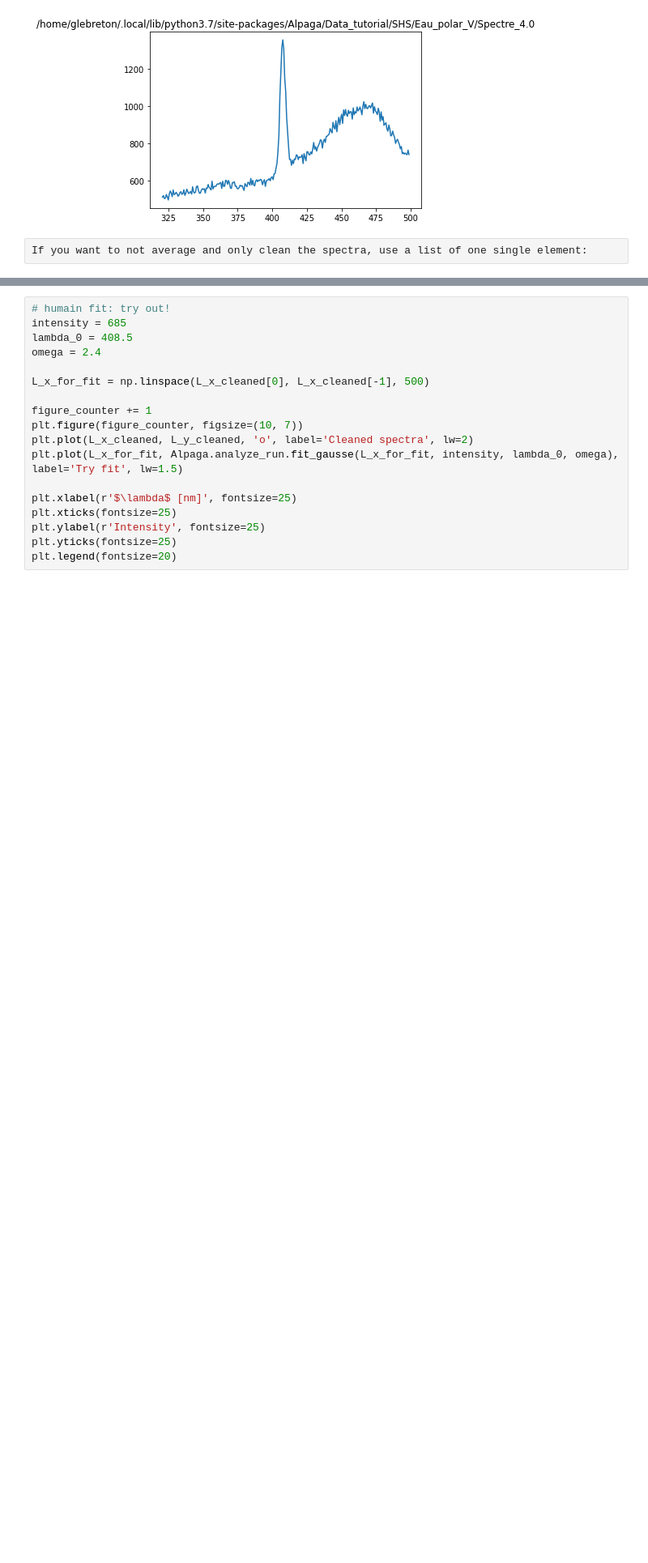
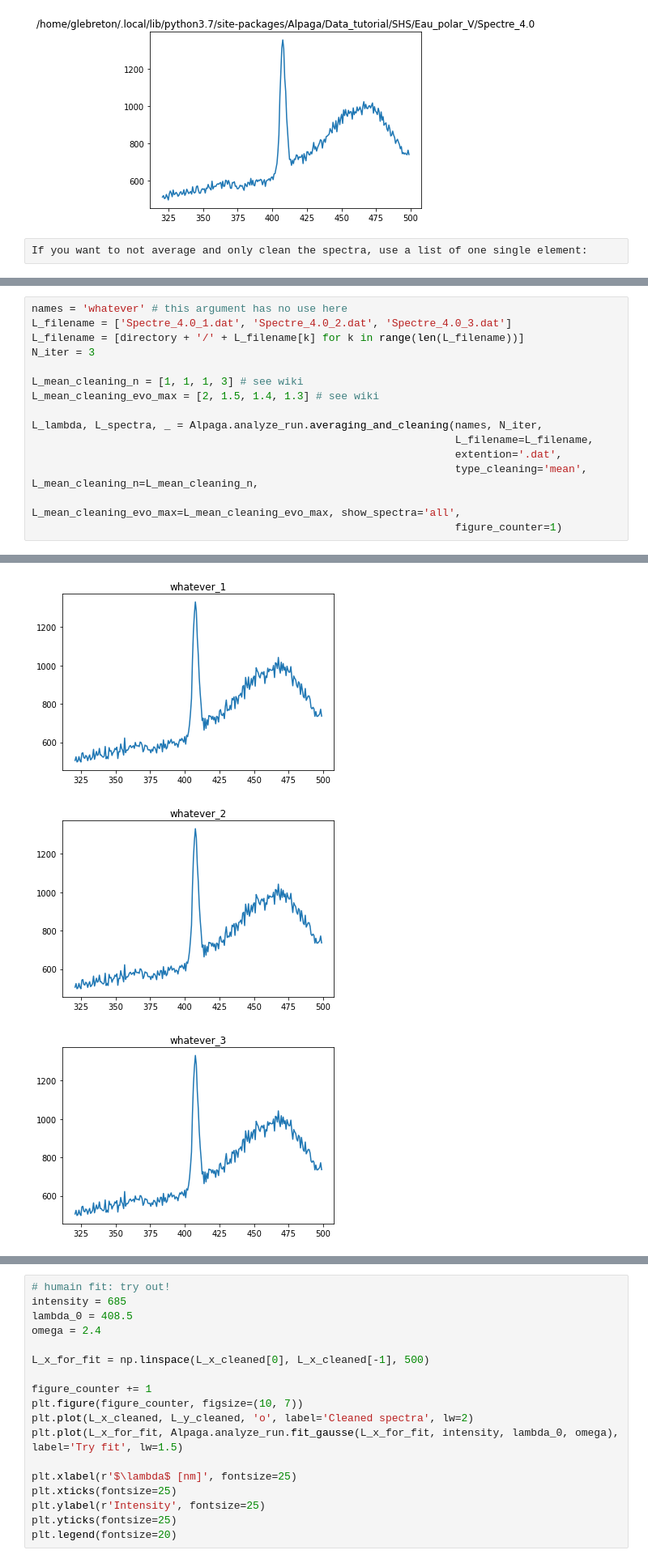
Before and after one commit to glb96/Alpaga, a Jupyter notebook: Tutorials/tutorial_spectra_analysis.ipynb, the cells around one changed output, grey strips where cells are left out. Shown at 81% size. Cells and saved outputs as stored; diff of their text form; blank space fills up the shorter version.

```diff
--- a/Tutorials/tutorial_spectra_analysis.ipynb
+++ b/Tutorials/tutorial_spectra_analysis.ipynb
@@ -245,0 +271,16 @@ The averaging will be done for iter within [2]
+# %%
+names = 'whatever' # this argument has no use here
+L_filename = ['Spectre_4.0_1.dat', 'Spectre_4.0_2.dat', 'Spectre_4.0_3.dat']
+L_filename = [directory + '/' + L_filename[k] for k in range(len(L_filename))]
+N_iter = 3
+
+L_mean_cleaning_n = [1, 1, 1, 3] # see wiki
+L_mean_cleaning_evo_max = [2, 1.5, 1.4, 1.3] # see wiki
+
+L_lambda, L_spectra, _ = Alpaga.analyze_run.averaging_and_cleaning(names, N_iter,
+                                                                   L_filename=L_filename,
+                                                                   extention='.dat',
+                                                                   type_cleaning='mean', L_mean_cleaning_n=L_mean_cleaning_n,
+                                                                   L_mean_cleaning_evo_max=L_mean_cleaning_evo_max, show_spectra='all',
+                                                                   figure_counter=1)
+# %% [output]
@@ -245,0 +291,3 @@ The averaging will be done for iter within [2]
+[figure, added]
+[figure, added]
+[figure, added]
```
Also changed, not shown: parts of 70 cells of this notebook, 3 other files.
